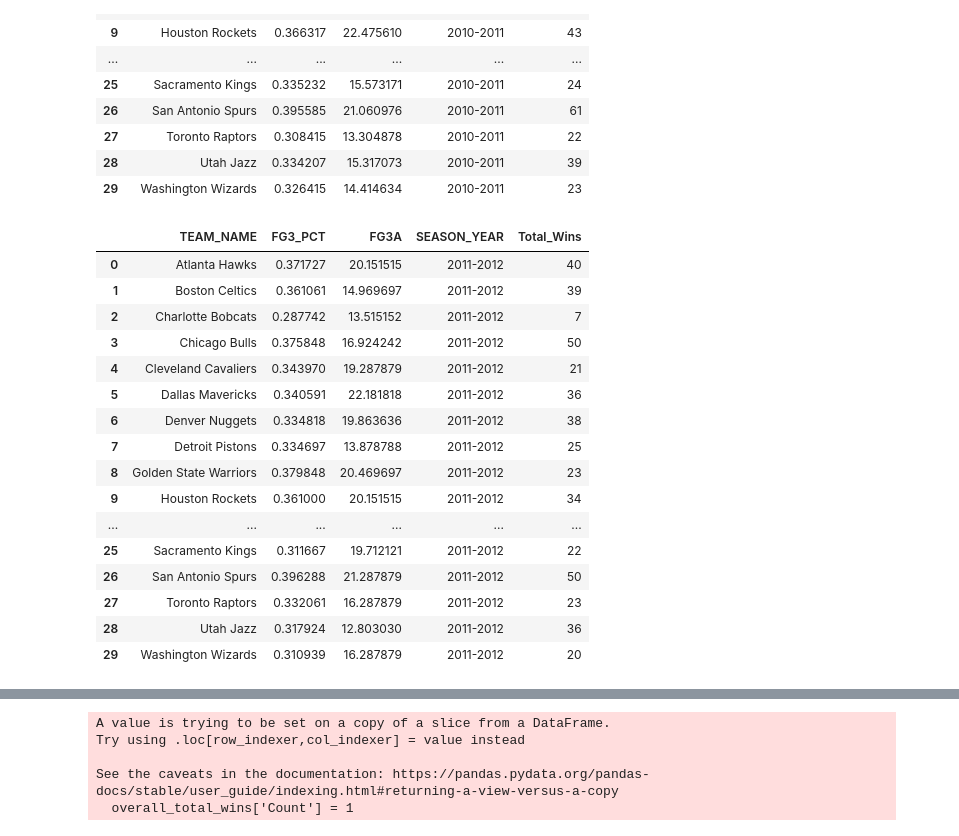
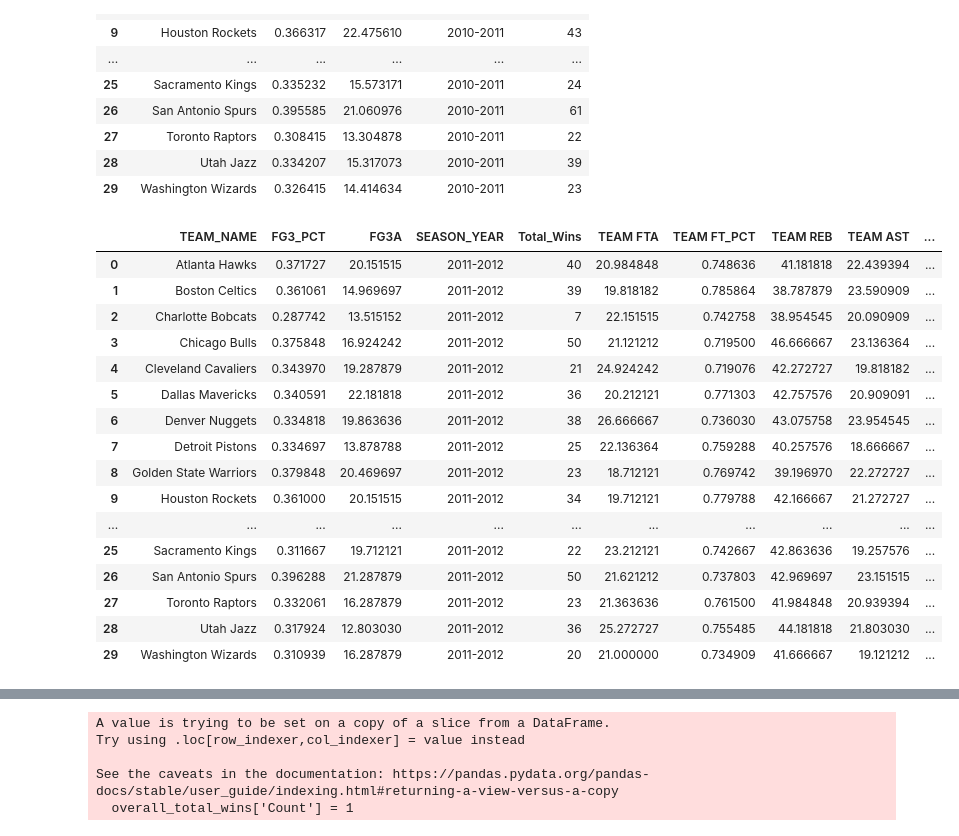
Before and after one commit to Jswine08/NBA_Player_Evolution_2020-2024, a Jupyter notebook: Capstone_final.ipynb, the cells around one changed output, grey strips where cells are left out. Saved outputs shown, nothing was run; the diff lists cells and outputs as text; code cells hidden in the pictures.

```diff
--- a/Capstone_final.ipynb
+++ b/Capstone_final.ipynb
@@ -20,7 +20,7 @@ array(['2022-23', '2020-21', '2013-14', '2018-19', '2012-13', '2017-18',
        '2016-17', '2011-12'], dtype=object)
 # %%
 #Filter necessary rows
-regular_season_totals = regular_season_totals[['SEASON_YEAR', 'GAME_DATE', 'GAME_ID', 'TEAM_ID', 'TEAM_NAME', 'WL', 'FG3A', 'FG3_PCT', 'FG_PCT']]
+regular_season_totals = regular_season_totals[['SEASON_YEAR', 'GAME_DATE', 'GAME_ID', 'TEAM_ID', 'TEAM_NAME', 'WL', 'FG3A', 'FG3_PCT', 'FG_PCT', 'FTA', 'FT_PCT', 'REB', 'AST', 'TOV', 'STL', 'PLUS_MINUS']]
 # %%
 #Filter year over year
 year_2010_11 = regular_season_totals[regular_season_totals['SEASON_YEAR']=='2010-11']
@@ -95,6 +129,20 @@ team_2011_12_avg_pct = year_2011_12.groupby('TEAM_NAME')['FG3_PCT'].mean().reset
 
 #Find the average 3 points attempted by team
 team_2011_12_avg_fga = year_2011_12.groupby('TEAM_NAME')['FG3A'].mean().reset_index()
+
+team_2011_12_avg_fta = year_2011_12.groupby('TEAM_NAME')['FTA'].mean().reset_index()
+
+team_2011_12_ft_pct = year_2011_12.groupby('TEAM_NAME')['FT_PCT'].mean().reset_index()
+
+team_2011_12_avg_rb = year_2011_12.groupby('TEAM_NAME')['REB'].mean().reset_index()
+
+team_2011_12_avg_ast = year_2011_12.groupby('TEAM_NAME')['AST'].mean().reset_index()
+
+team_2011_12_avg_tov = year_2011_12.groupby('TEAM_NAME')['TOV'].mean().reset_index()
+
+team_2011_12_avg_stl = year_2011_12.groupby('TEAM_NAME')['STL'].mean().reset_index()
+
+team_2011_12_avg_plmin = year_2011_12.groupby('TEAM_NAME')['PLUS_MINUS'].mean().reset_index()
 
 #Find the years average FG3A
 year_2011_12_avg_fga = year_2011_12['FG3A'].mean()
@@ -110,26 +158,33 @@ year_2011_12_total_wins = wins_2011_12.groupby('TEAM_NAME')['WL'].count().reset_
 # %%
 team_2011_12_avg_pct['FG3A']= team_2011_12_avg_fga['FG3A']
 team_2011_12_avg_pct['SEASON_YEAR'] = '2011-2012'
 team_2011_12_avg_pct['Total_Wins']= year_2011_12_total_wins['Total_Wins']
+team_2011_12_avg_pct['TEAM FTA'] = team_2011_12_avg_fta['FTA']
+team_2011_12_avg_pct['TEAM FT_PCT'] = team_2011_12_ft_pct['FT_PCT']
+team_2011_12_avg_pct['TEAM REB'] = team_2011_12_avg_rb['REB']
+team_2011_12_avg_pct['TEAM AST'] = team_2011_12_avg_ast['AST']
+team_2011_12_avg_pct['TEAM TOV'] = team_2011_12_avg_tov['TOV']
+team_2011_12_avg_pct['TEAM STL'] = team_2011_12_avg_stl['STL']
+team_2011_12_avg_pct['TEAM PLUS_MINUS'] = team_2011_12_avg_plmin['PLUS_MINUS']
 team_2011_12_avg_pct
 # %% [output]
-|  | TEAM_NAME | FG3_PCT | FG3A | SEASON_YEAR | Total_Wins |
-| 0 | Atlanta Hawks | 0.371727 | 20.151515 | 2011-2012 | 40 |
-| 1 | Boston Celtics | 0.361061 | 14.969697 | 2011-2012 | 39 |
-| 2 | Charlotte Bobcats | 0.287742 | 13.515152 | 2011-2012 | 7 |
-| 3 | Chicago Bulls | 0.375848 | 16.924242 | 2011-2012 | 50 |
-| 4 | Cleveland Cavaliers | 0.343970 | 19.287879 | 2011-2012 | 21 |
-| 5 | Dallas Mavericks | 0.340591 | 22.181818 | 2011-2012 | 36 |
-| 6 | Denver Nuggets | 0.334818 | 19.863636 | 2011-2012 | 38 |
-| 7 | Detroit Pistons | 0.334697 | 13.878788 | 2011-2012 | 25 |
-| 8 | Golden State Warriors | 0.379848 | 20.469697 | 2011-2012 | 23 |
-| 9 | Houston Rockets | 0.361000 | 20.151515 | 2011-2012 | 34 |
-| ... | ... | ... | ... | ... | ... |
-| 25 | Sacramento Kings | 0.311667 | 19.712121 | 2011-2012 | 22 |
-| 26 | San Antonio Spurs | 0.396288 | 21.287879 | 2011-2012 | 50 |
-| 27 | Toronto Raptors | 0.332061 | 16.287879 | 2011-2012 | 23 |
-| 28 | Utah Jazz | 0.317924 | 12.803030 | 2011-2012 | 36 |
-| 29 | Washington Wizards | 0.310939 | 16.287879 | 2011-2012 | 20 |
+|  | TEAM_NAME | FG3_PCT | FG3A | SEASON_YEAR | Total_Wins | TEAM FTA | TEAM FT_PCT | TEAM REB | TEAM AST | ... |
+| 0 | Atlanta Hawks | 0.371727 | 20.151515 | 2011-2012 | 40 | 20.984848 | 0.748636 | 41.181818 | 22.439394 | ... |
+| 1 | Boston Celtics | 0.361061 | 14.969697 | 2011-2012 | 39 | 19.818182 | 0.785864 | 38.787879 | 23.590909 | ... |
+| 2 | Charlotte Bobcats | 0.287742 | 13.515152 | 2011-2012 | 7 | 22.151515 | 0.742758 | 38.954545 | 20.090909 | ... |
+| 3 | Chicago Bulls | 0.375848 | 16.924242 | 2011-2012 | 50 | 21.121212 | 0.719500 | 46.666667 | 23.136364 | ... |
+| 4 | Cleveland Cavaliers | 0.343970 | 19.287879 | 2011-2012 | 21 | 24.924242 | 0.719076 | 42.272727 | 19.818182 | ... |
+| 5 | Dallas Mavericks | 0.340591 | 22.181818 | 2011-2012 | 36 | 20.212121 | 0.771303 | 42.757576 | 20.909091 | ... |
+| 6 | Denver Nuggets | 0.334818 | 19.863636 | 2011-2012 | 38 | 26.666667 | 0.736030 | 43.075758 | 23.954545 | ... |
+| 7 | Detroit Pistons | 0.334697 | 13.878788 | 2011-2012 | 25 | 22.136364 | 0.759288 | 40.257576 | 18.666667 | ... |
+| 8 | Golden State Warriors | 0.379848 | 20.469697 | 2011-2012 | 23 | 18.712121 | 0.769742 | 39.196970 | 22.272727 | ... |
+| 9 | Houston Rockets | 0.361000 | 20.151515 | 2011-2012 | 34 | 19.712121 | 0.779788 | 42.166667 | 21.272727 | ... |
+| ... | ... | ... | ... | ... | ... | ... | ... | ... | ... | ... |
+| 25 | Sacramento Kings | 0.311667 | 19.712121 | 2011-2012 | 22 | 23.212121 | 0.742667 | 42.863636 | 19.257576 | ... |
+| 26 | San Antonio Spurs | 0.396288 | 21.287879 | 2011-2012 | 50 | 21.621212 | 0.737803 | 42.969697 | 23.151515 | ... |
+| 27 | Toronto Raptors | 0.332061 | 16.287879 | 2011-2012 | 23 | 21.363636 | 0.761500 | 41.984848 | 20.939394 | ... |
+| 28 | Utah Jazz | 0.317924 | 12.803030 | 2011-2012 | 36 | 25.272727 | 0.755485 | 44.181818 | 21.803030 | ... |
+| 29 | Washington Wizards | 0.310939 | 16.287879 | 2011-2012 | 20 | 21.000000 | 0.734909 | 41.666667 | 19.121212 | ... |
 # %%
 #Filter year over year
 year_2012_13 = regular_season_totals[regular_season_totals['SEASON_YEAR']=='2012-13']
```
Also changed, not shown: parts of 36 cells of this notebook, 32 other files.
